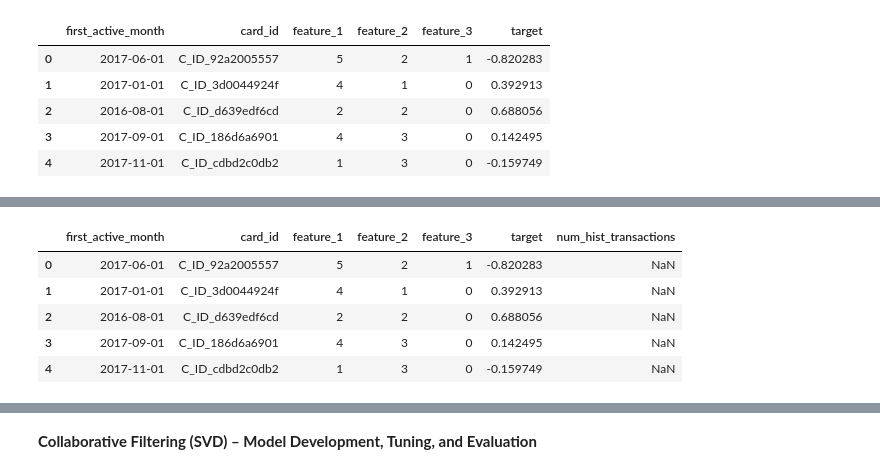
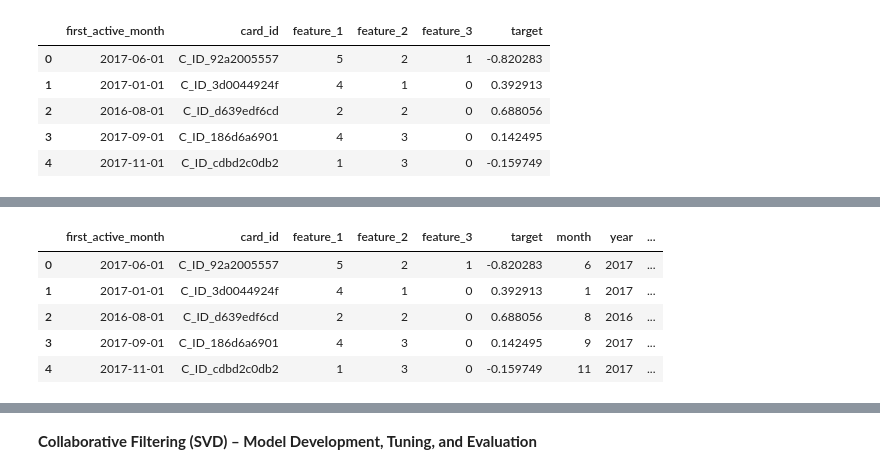
Before and after one commit to pettoss/AAI-510-project, a Jupyter notebook: AAi510_finalPro.ipynb, the cells around one changed output, grey strips where cells are left out. Cells and saved outputs as stored; diff of their text form; code cells hidden in the pictures.

```diff
--- a/AAi510_finalPro.ipynb
+++ b/AAi510_finalPro.ipynb
@@ -31,0 +40,5 @@ historical_transactions.head()
+# %%
+# Remove rows in the test set that are missing the `first_active_month`.
+test = test.dropna(subset=['first_active_month'])
+print(train.isnull().sum())
+print(test.isnull().sum())
@@ -31,0 +59,10 @@ historical_transactions.head()
+# %%
+# Extract month from first_active_month
+train['month'] = train['first_active_month'].dt.month
+test['year'] = test['first_active_month'].dt.month
+
+# Extract year from first_active_month
+train['year'] = train['first_active_month'].dt.year
+test['year'] = test['first_active_month'].dt.year
+
+train.head()
@@ -31,0 +76,5 @@ historical_transactions.head()
+# %%
+# Import the `historical_transactions.csv` file, which contains past customer purchases.
+# This dataset will be used to engineer transaction-based features such as total purchase amount, frequency, and variability.
+historical_transactions = pd.read_csv("data/historical_transactions.csv")
+historical_transactions.head()
@@ -32,19 +88,26 @@ historical_transactions.head()
+# %%
+def aggregate_transaction_amount_stats(transactions_df, prefix):
+    """
+    Aggregates purchase amount statistics per card_id.
+    """
+    agg = transactions_df.groupby("card_id")["purchase_amount"].agg(['count', 'sum', 'mean', 'std', 'min', 'max']).reset_index()
+    agg.columns = ["card_id"] + [f"{prefix}_{stat}_transactions" for stat in ['num', 'sum', 'mean', 'std', 'min', 'max']]
+    return agg
 # %%
-# Calculate number of historical transactions by card_id
-purchases = historical_transactions.groupby("card_id")
-purchases = purchases["purchase_amount"].size().reset_index()
-purchases.columns = ["card_id", "num_hist_transactions"]
+# We apply the aggregation function to historical transactions and merge the resulting summary features into both the `train` and `test` datasets using `card_id`.
+# This enriches the training data with past spending behavior.
+hist_transaction_stats = aggregate_transaction_amount_stats(historical_transactions, prefix="hist")
 
 # Merge with training and test set
-train = train.merge(purchases, on="card_id", how="left")
-test = test.merge(purchases, on="card_id", how="left")
+train = train.merge(hist_transaction_stats, on="card_id", how="left")
+test = test.merge(hist_transaction_stats, on="card_id", how="left")
 
 train.head()
 # %% [output]
-|  | first_active_month | card_id | feature_1 | feature_2 | feature_3 | target | num_hist_transactions |
-| 0 | 2017-06-01 | C_ID_92a2005557 | 5 | 2 | 1 | -0.820283 | NaN |
-| 1 | 2017-01-01 | C_ID_3d0044924f | 4 | 1 | 0 | 0.392913 | NaN |
-| 2 | 2016-08-01 | C_ID_d639edf6cd | 2 | 2 | 0 | 0.688056 | NaN |
-| 3 | 2017-09-01 | C_ID_186d6a6901 | 4 | 3 | 0 | 0.142495 | NaN |
-| 4 | 2017-11-01 | C_ID_cdbd2c0db2 | 1 | 3 | 0 | -0.159749 | NaN |
+|  | first_active_month | card_id | feature_1 | feature_2 | feature_3 | target | month | year | ... |
+| 0 | 2017-06-01 | C_ID_92a2005557 | 5 | 2 | 1 | -0.820283 | 6 | 2017 | ... |
+| 1 | 2017-01-01 | C_ID_3d0044924f | 4 | 1 | 0 | 0.392913 | 1 | 2017 | ... |
+| 2 | 2016-08-01 | C_ID_d639edf6cd | 2 | 2 | 0 | 0.688056 | 8 | 2016 | ... |
+| 3 | 2017-09-01 | C_ID_186d6a6901 | 4 | 3 | 0 | 0.142495 | 9 | 2017 | ... |
+| 4 | 2017-11-01 | C_ID_cdbd2c0db2 | 1 | 3 | 0 | -0.159749 | 11 | 2017 | ... |
 # %%
```
Also changed, not shown: parts of 25 cells of this notebook, 1 other file.
